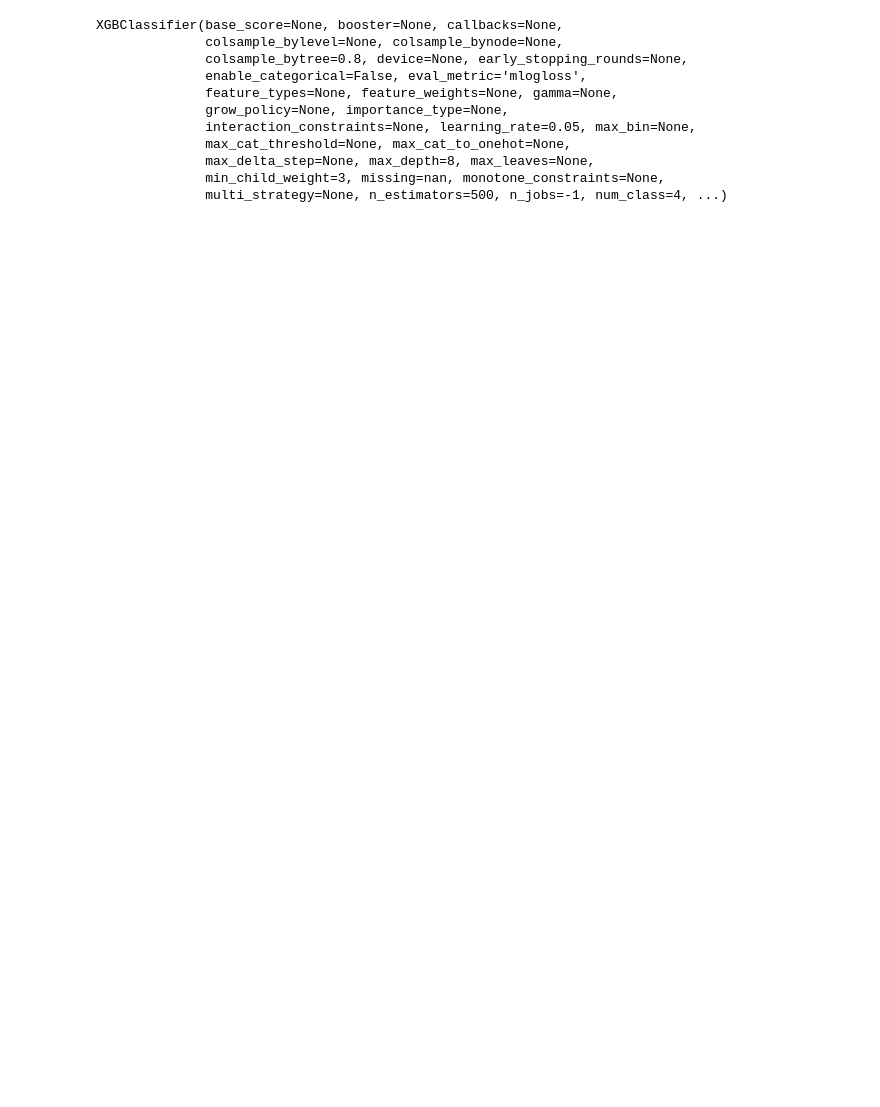
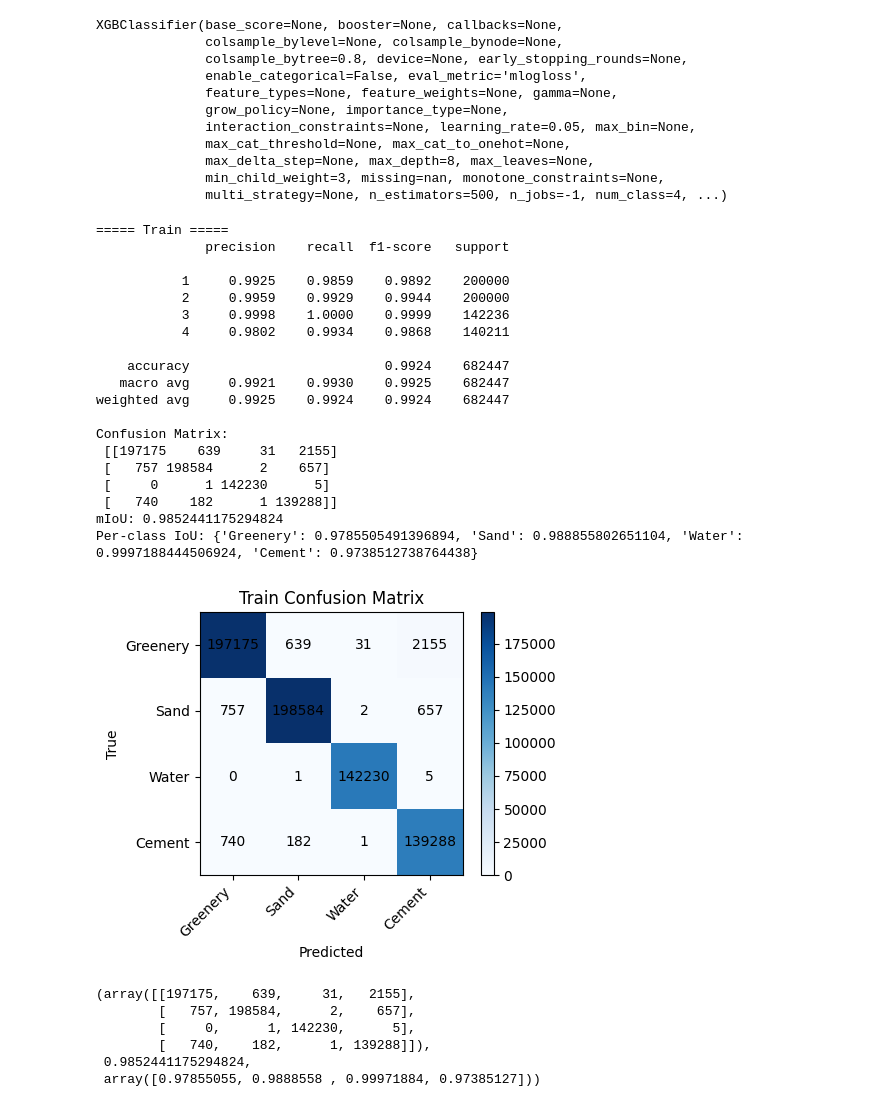
Before and after one commit to Mohamed-Ashraf273/satellite-imagery, a Jupyter notebook: train_p1.ipynb, the cells around one changed output. Drawn from its saved outputs; the diff is of its cells as text; code cells hidden in the pictures; blank space fills up the shorter version.

```diff
--- a/train_p1.ipynb
+++ b/train_p1.ipynb
@@ -411,3 +489,32 @@ XGBClassifier(base_score=None, booster=None, callbacks=None,
               max_delta_step=None, max_depth=8, max_leaves=None,
               min_child_weight=3, missing=nan, monotone_constraints=None,
               multi_strategy=None, n_estimators=500, n_jobs=-1, num_class=4, ...)
+# %%
+evaluate_split("Train", model, X_train, y_train)
+# %% [output]
+===== Train =====
+              precision    recall  f1-score   support
+
+           1     0.9925    0.9859    0.9892    200000
+           2     0.9959    0.9929    0.9944    200000
+           3     0.9998    1.0000    0.9999    142236
+           4     0.9802    0.9934    0.9868    140211
+
+    accuracy                         0.9924    682447
+   macro avg     0.9921    0.9930    0.9925    682447
+weighted avg     0.9925    0.9924    0.9924    682447
+
+Confusion Matrix:
+ [[197175    639     31   2155]
+ [   757 198584      2    657]
+ [     0      1 142230      5]
+ [   740    182      1 139288]]
+mIoU: 0.9852441175294824
+Per-class IoU: {'Greenery': 0.9785505491396894, 'Sand': 0.988855802651104, 'Water': 0.9997188444506924, 'Cement': 0.9738512738764438}
+[figure, added]
+(array([[197175,    639,     31,   2155],
+        [   757, 198584,      2,    657],
+        [     0,      1, 142230,      5],
+        [   740,    182,      1, 139288]]),
+ 0.9852441175294824,
+ array([0.97855055, 0.9888558 , 0.99971884, 0.97385127]))
```
Also changed, not shown: parts of 8 cells of this notebook.
